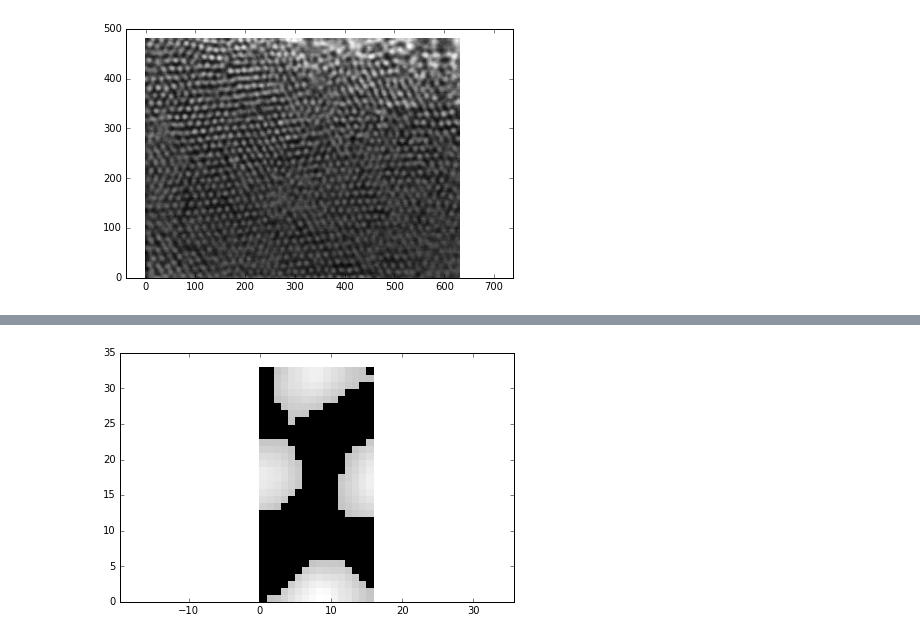
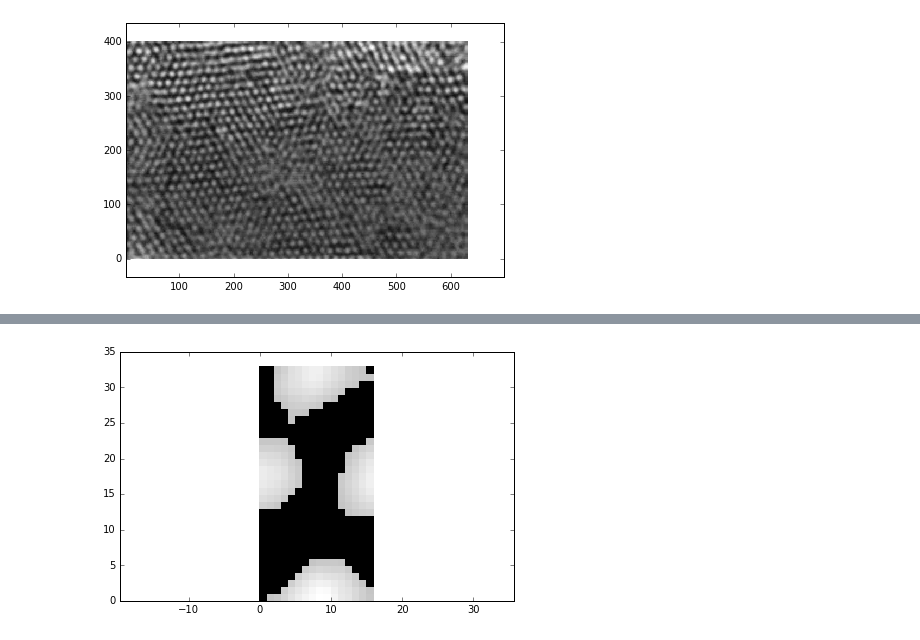
Before and after one commit to huskeypm/sparkdetection, a Jupyter notebook: roc/Real_ROC.ipynb, the cells around one changed output, grey strips where cells are left out. Saved outputs shown, nothing was run; the diff lists cells and outputs as text; code cells hidden in the pictures.

```diff
--- a/roc/Real_ROC.ipynb
+++ b/roc/Real_ROC.ipynb
@@ -194,9 +199,9 @@ img = gray[:,10:]
 # %%
 # create a CLAHE object (Arguments are optional).
-clahe99 = cv2.createCLAHE(clipLimit=2.0, tileGridSize=(32,32))
-cl1 = clahe99.apply(img)
+clahe99 = cv2.createCLAHE(clipLimit=2.0, tileGridSize=(20,20))
+cl1 = clahe99.apply(img[:400,:])
 cv2.imwrite('clahe_99.jpg',cl1)
 adapt99 = ReadImg('clahe_99.jpg')
 myplot(adapt99)
 # %% [output]
-[figure, old version]
+[figure, new version]
```
Also changed, not shown: parts of 29 cells of this notebook, 2 other files.
